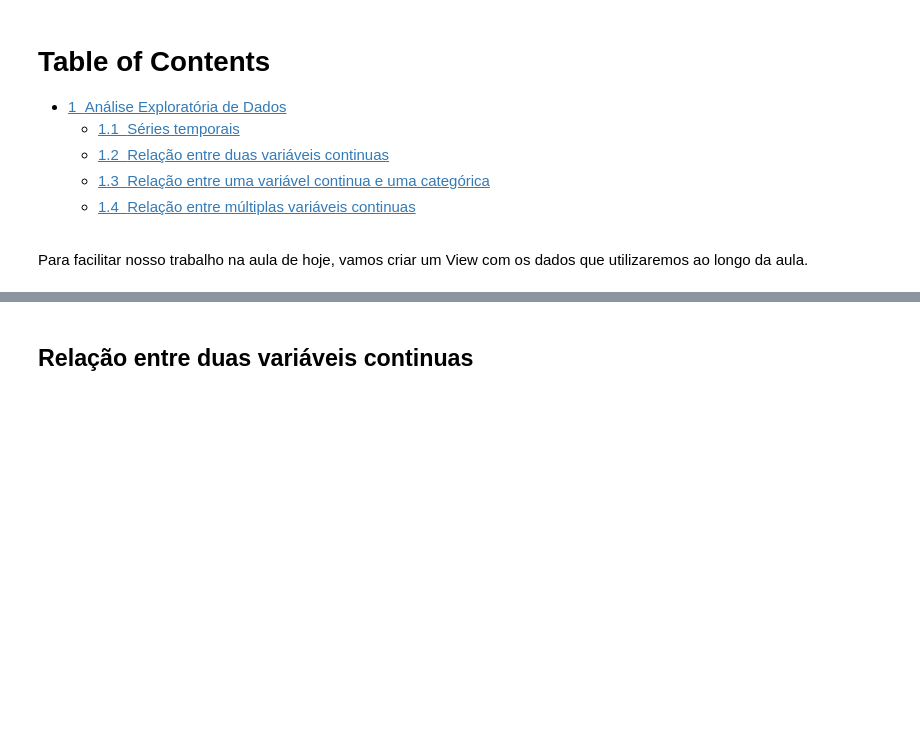
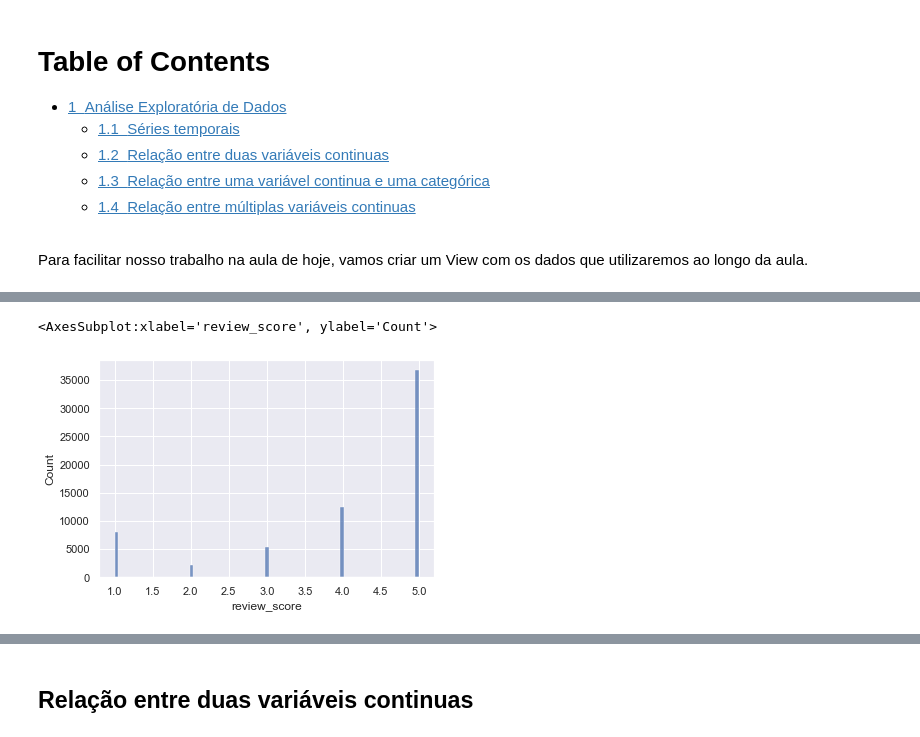
Before and after one commit to pedroteche-ih/Aulas-Base---DA-v2, a Jupyter notebook: 27 - EDA.ipynb, the cells around one changed output, grey strips where cells are left out. Saved outputs shown, nothing was run; the diff lists cells and outputs as text; code cells hidden in the pictures; blank space fills up the shorter version.

```diff
--- a/27 - EDA.ipynb
+++ b/27 - EDA.ipynb
@@ -15,5 +15,7 @@ url_banco = "localhost"
 nome_db = "olist"
 conn_str = f"mysql+pymysql://{os.getenv('MYSQL_USER')}:{os.getenv('MYSQL_PASS')}@{url_banco}/{nome_db}"
 engine = create_engine(conn_str)
+# %%
+sns.set_theme(context="notebook", style="darkgrid")
 # %% [markdown]
 Para facilitar nosso trabalho na aula de hoje, vamos criar um View com os dados que utilizaremos ao longo da aula.
@@ -240,0 +146,19 @@ sns.lineplot(data=tb_numped_diario, x='data_pedido', y='num_pedidos', ax = ax[0]
+# %%
+colunas_data = tb_pedidos.select_dtypes(include=["datetime"]).columns
+
+for coluna in colunas_data:
+    tb_pedidos[coluna] = tb_pedidos[coluna].dt.normalize()
+
+tb_pedidos["atraso"] = (
+    tb_pedidos["order_delivered_customer_date"]
+    > tb_pedidos["order_estimated_delivery_date"]
+)
+
+tb_pedidos.loc[tb_pedidos["atraso"], "dias_atraso"] = (
+    tb_pedidos["order_delivered_customer_date"]
+    - tb_pedidos["order_estimated_delivery_date"]
+) / np.timedelta64(1, "D")
+tb_pedidos.loc[~tb_pedidos["atraso"], "dias_atraso"] = 0
+# %%
+tb_pedidos = tb_pedidos.dropna()
+tb_pedidos.info()
@@ -240,0 +202,5 @@ sns.lineplot(data=tb_numped_diario, x='data_pedido', y='num_pedidos', ax = ax[0]
+# %%
+sns.histplot(data=tb_pedidos, x="review_score")
+# %% [output]
+<AxesSubplot:xlabel='review_score', ylabel='Count'>
+[figure, added]
```
Also changed, not shown: parts of 90 cells of this notebook, 3 other files.
